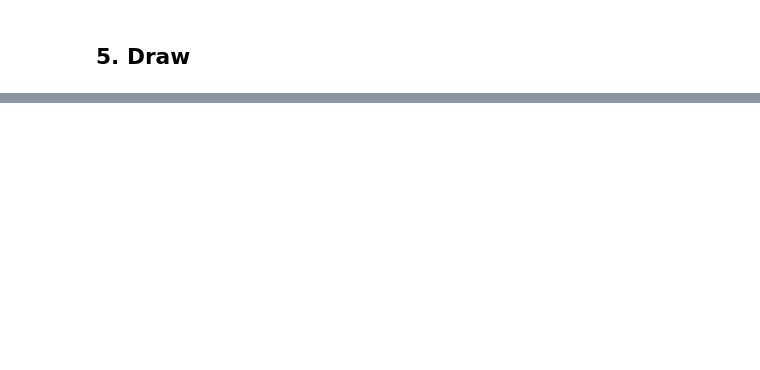
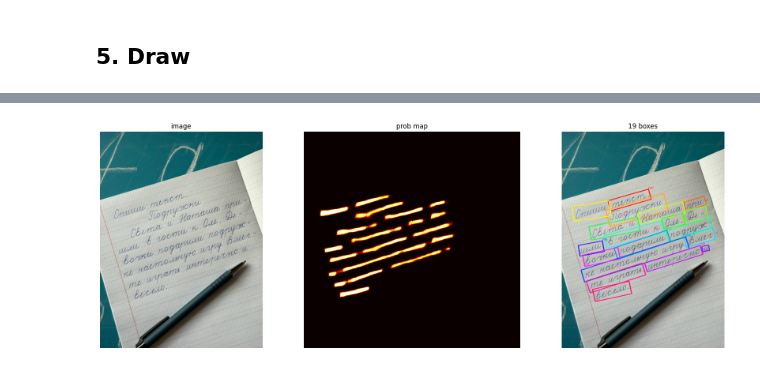
Before and after one commit to DorinDaniil/handwriting-recognition, a Jupyter notebook: notebooks/inference.ipynb, the cells around one changed output, grey strips where cells are left out. Saved outputs shown, nothing was run; the diff lists cells and outputs as text; code cells hidden in the pictures; blank space fills up the shorter version.

```diff
--- a/notebooks/inference.ipynb
+++ b/notebooks/inference.ipynb
@@ -117,0 +123,10 @@ plt.tight_layout(); plt.show()
+# %%
+vis = draw_polygons(img, boxes, scores=scores, thickness=4)
+
+fig, ax = plt.subplots(1, 3, figsize=(18, 6))
+ax[0].imshow(img);                                   ax[0].set_title('image');    ax[0].axis('off')
+ax[1].imshow(prob, cmap='hot', vmin=0, vmax=1);      ax[1].set_title('prob map'); ax[1].axis('off')
+ax[2].imshow(vis);                                   ax[2].set_title(f'{len(boxes)} boxes'); ax[2].axis('off')
+plt.tight_layout(); plt.show()
+# %% [output]
+[figure, added]
```
Also changed, not shown: parts of 10 cells of this notebook, 14 other files.
